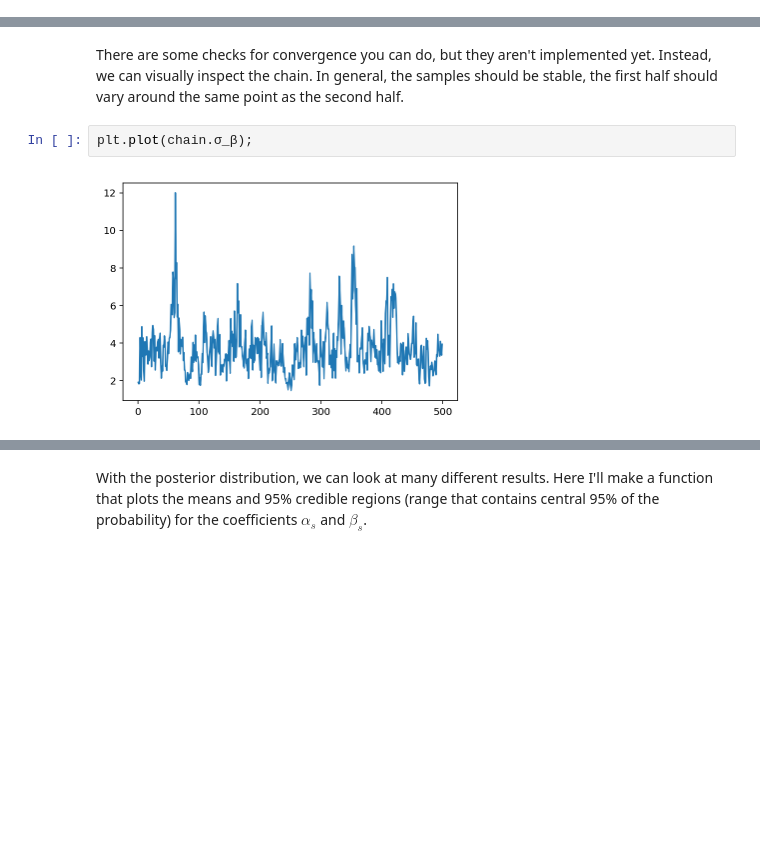
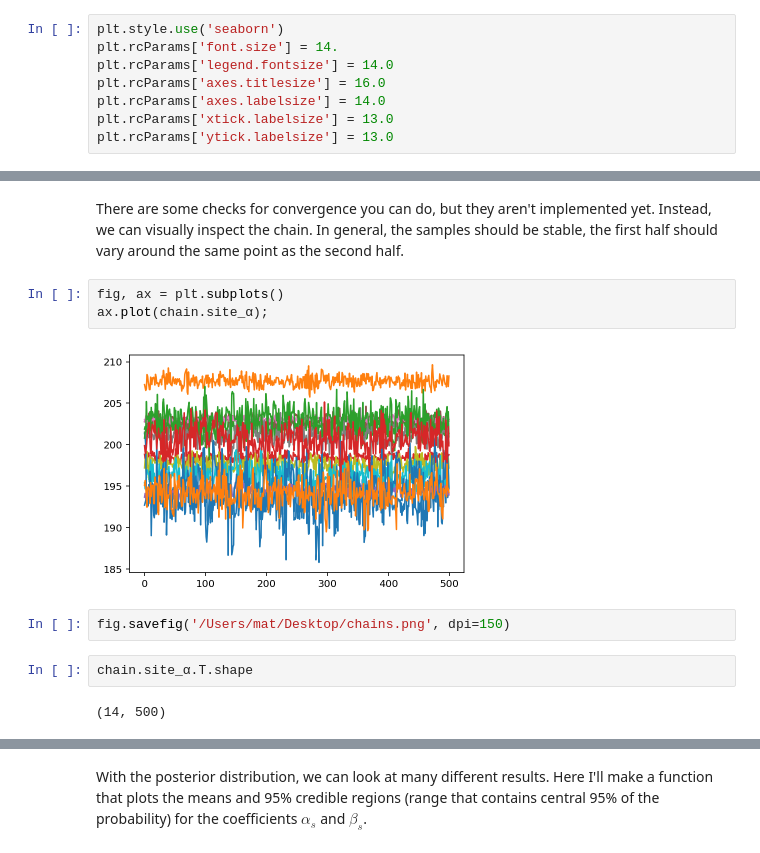
Before and after one commit to mcleonard/sampyl, a Jupyter notebook: examples/Abalone Model.ipynb, the cells around one changed output, grey strips where cells are left out. Cells and saved outputs as stored; diff of their text form; blank space fills up the shorter version.

```diff
--- a/examples/Abalone Model.ipynb
+++ b/examples/Abalone Model.ipynb
@@ -11,6 +11,14 @@ import sampyl as smp
 from sampyl import np
 
 import pandas as pd
+# %%
+plt.style.use('seaborn')
+plt.rcParams['font.size'] = 14.
+plt.rcParams['legend.fontsize'] = 14.0
+plt.rcParams['axes.titlesize'] = 16.0
+plt.rcParams['axes.labelsize'] = 14.0
+plt.rcParams['xtick.labelsize'] = 13.0
+plt.rcParams['ytick.labelsize'] = 13.0
 # %% [markdown]
 Load our data here. This is just data collected in 2017.
 # %%
@@ -104,7 +152,14 @@ chain = sampler(1100, burn=100, thin=2)
 Progress: [##############################] 1100 of 1100 samples
 # %% [markdown]
 There are some checks for convergence you can do, but they aren't implemented yet. Instead, we can visually inspect the chain. In general, the samples should be stable, the first half should vary around the same point as the second half.
-# %%
-plt.plot(chain.σ_β);
-# %% [output]
-[figure, removed]
+# %%
+fig, ax = plt.subplots()
+ax.plot(chain.site_α);
+# %% [output]
+[figure, added]
+# %%
+fig.savefig('/Users/mat/Desktop/chains.png', dpi=150)
+# %%
+chain.site_α.T.shape
+# %% [output]
+(14, 500)
```
Also changed, not shown: parts of 5 cells of this notebook, 1 other file.
